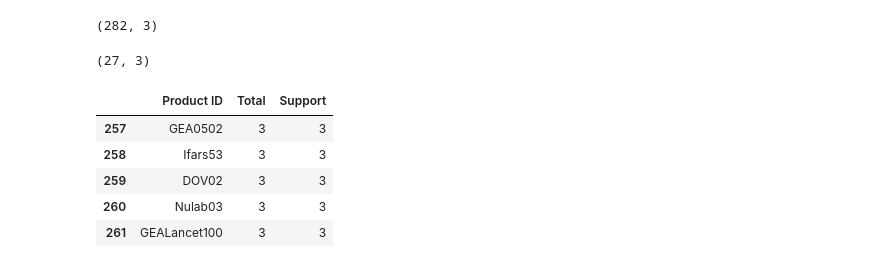
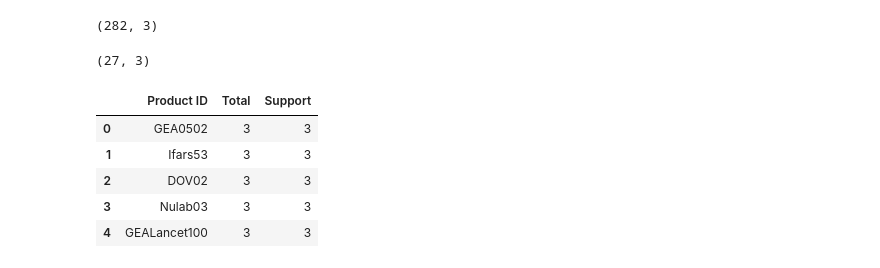
Before and after one commit to Halucida/Hint, a Jupyter notebook: Hint.ipynb, the cells around one changed output. Drawn from its saved outputs; the diff is of its cells as text; code cells hidden in the pictures.

```diff
--- a/Hint.ipynb
+++ b/Hint.ipynb
@@ -66,11 +66,13 @@ data.shape
 # %% [output]
 (27, 3)
 # %%
+data = data.reset_index(drop=True)
+
 data.iloc[:5]
 # %% [output]
 |  | Product ID | Total | Support |
-| 257 | GEA0502 | 3 | 3 |
-| 258 | Ifars53 | 3 | 3 |
-| 259 | DOV02 | 3 | 3 |
-| 260 | Nulab03 | 3 | 3 |
-| 261 | GEALancet100 | 3 | 3 |
+| 0 | GEA0502 | 3 | 3 |
+| 1 | Ifars53 | 3 | 3 |
+| 2 | DOV02 | 3 | 3 |
+| 3 | Nulab03 | 3 | 3 |
+| 4 | GEALancet100 | 3 | 3 |
```
Also changed, not shown: parts of 2 cells of this notebook.
